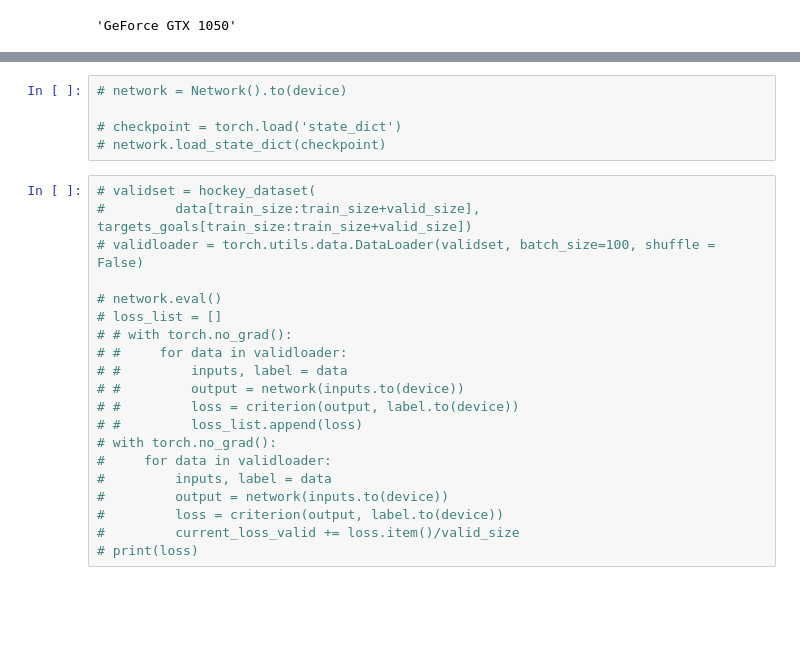
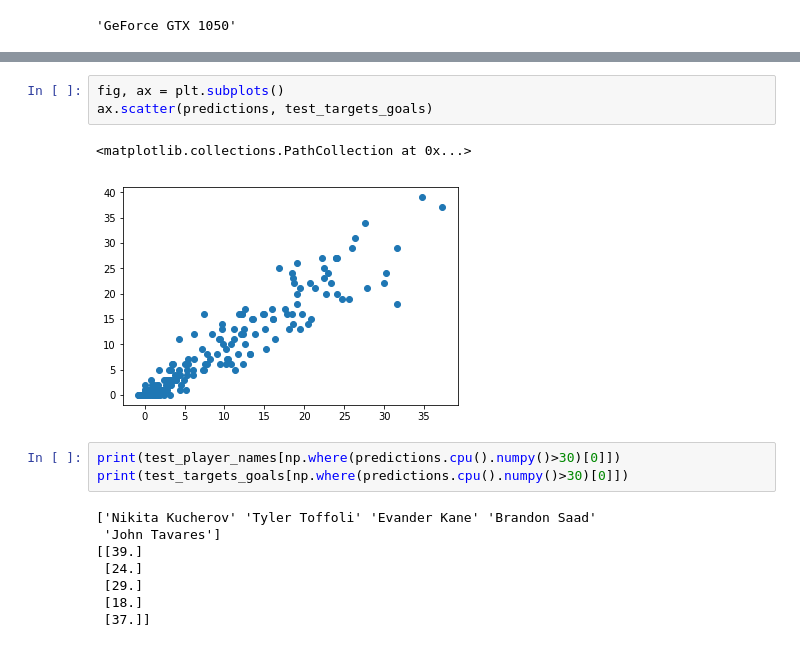
Before and after one commit to OMalenfantThuot/Projet_final_apprentissage_machine, a Jupyter notebook: MLP.ipynb, the cells around one changed output, grey strips where cells are left out. Saved outputs shown, nothing was run; the diff lists cells and outputs as text; blank space fills up the shorter version.

```diff
--- a/MLP.ipynb
+++ b/MLP.ipynb
@@ -200,25 +213,17 @@ Temps d'entrainement : 24.44330596923828
-# %%
-# network = Network().to(device)
-
-# checkpoint = torch.load('state_dict')
-# network.load_state_dict(checkpoint)
-# %%
-# validset = hockey_dataset(
-#         data[train_size:train_size+valid_size], targets_goals[train_size:train_size+valid_size])
-# validloader = torch.utils.data.DataLoader(validset, batch_size=100, shuffle = False)
-
-# network.eval()
-# loss_list = []
-# # with torch.no_grad():
-# #     for data in validloader:
-# #         inputs, label = data
-# #         output = network(inputs.to(device))
-# #         loss = criterion(output, label.to(device))
-# #         loss_list.append(loss)
-# with torch.no_grad():
-#     for data in validloader:
-#         inputs, label = data
-#         output = network(inputs.to(device))
-#         loss = criterion(output, label.to(device))
-#         current_loss_valid += loss.item()/valid_size
-# print(loss)
+# %%
+fig, ax = plt.subplots()
+ax.scatter(predictions, test_targets_goals)
+# %% [output]
+<matplotlib.collections.PathCollection at 0x...>
+[figure, added]
+# %%
+print(test_player_names[np.where(predictions.cpu().numpy()>30)[0]])
+print(test_targets_goals[np.where(predictions.cpu().numpy()>30)[0]])
+# %% [output]
+['Nikita Kucherov' 'Tyler Toffoli' 'Evander Kane' 'Brandon Saad'
+ 'John Tavares']
+[[39.]
+ [24.]
+ [29.]
+ [18.]
+ [37.]]
```
Also changed, not shown: parts of 8 cells of this notebook, 1 other file.
